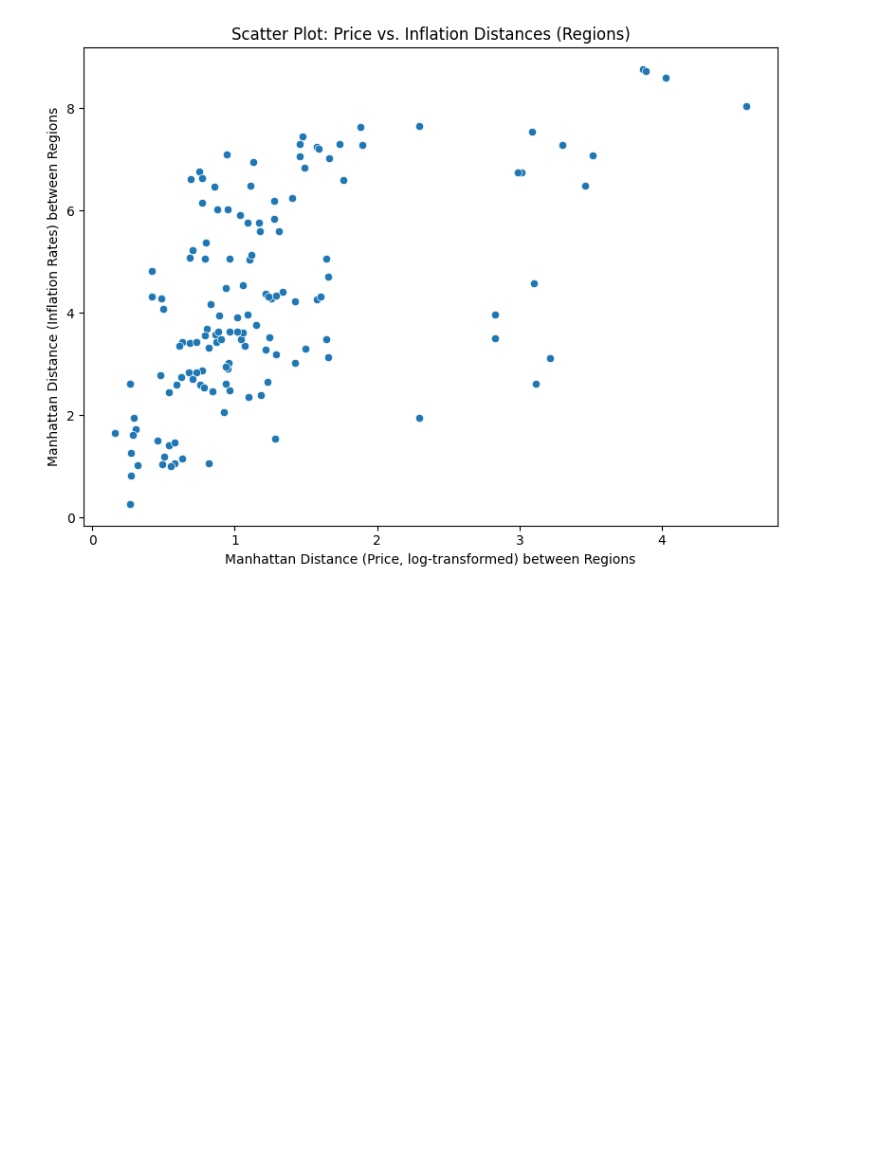
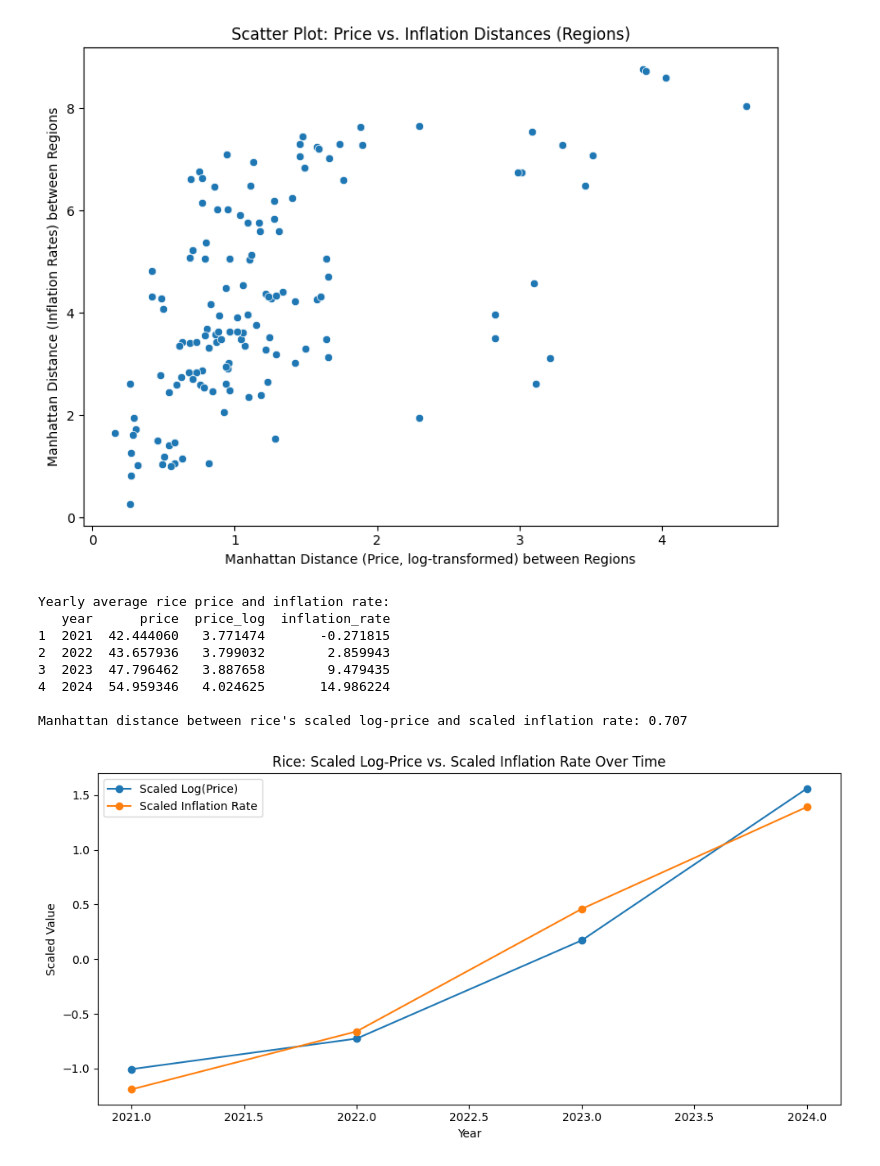
Before and after one commit to mjjj-642/Philippine-FoodPrices, a Jupyter notebook: distance.ipynb, the cells around one changed output. Drawn from its saved outputs; the diff is of its cells as text; code cells hidden in the pictures; blank space fills up the shorter version.

```diff
--- a/distance.ipynb
+++ b/distance.ipynb
@@ -574,3 +582,42 @@ Merged pairwise distances for regions:
 
 Pearson correlation coefficient: 0.576 (p-value: 2.17e-13)
 [figure]
+# %%
+df_rice = df_cleaned[df_cleaned['commodity'].str.contains("rice", case=False, na=False)].copy()
+df_rice['year'] = pd.to_datetime(df_rice['date']).dt.year
+
+avg_rice = df_rice.groupby('year')['price'].mean().reset_index()
+avg_rice['price_log'] = np.log1p(avg_rice['price'])
+avg_rice['inflation_rate'] = avg_rice['price'].pct_change() * 100
+avg_rice = avg_rice.dropna()
+
+print("Yearly average rice price and inflation rate:")
+print(avg_rice)
+
+scaler = StandardScaler()
+scaled_values = scaler.fit_transform(avg_rice[['price_log', 'inflation_rate']])
+price_series = scaled_values[:, 0]
+inflation_series = scaled_values[:, 1]
+
+manhattan_distance = cityblock(price_series, inflation_series)
+print(f"\nManhattan distance between rice's scaled log-price and scaled inflation rate: {manhattan_distance:.3f}")
+
+plt.figure(figsize=(10, 5))
+plt.plot(avg_rice['year'], price_series, marker='o', label='Scaled Log(Price)')
+plt.plot(avg_rice['year'], inflation_series, marker='o', label='Scaled Inflation Rate')
+plt.xlabel('Year')
+plt.ylabel('Scaled Value')
+plt.title('Rice: Scaled Log-Price vs. Scaled Inflation Rate Over Time')
+plt.legend()
+plt.tight_layout()
+plt.show()
+# %% [output]
+Yearly average rice price and inflation rate:
+   year      price  price_log  inflation_rate
+1  2021  42.444060   3.771474       -0.271815
+2  2022  43.657936   3.799032        2.859943
+3  2023  47.796462   3.887658        9.479435
+4  2024  54.959346   4.024625       14.986224
+
+Manhattan distance between rice's scaled log-price and scaled inflation rate: 0.707
+[figure, added]
```
Also changed, not shown: parts of 2 cells of this notebook.
